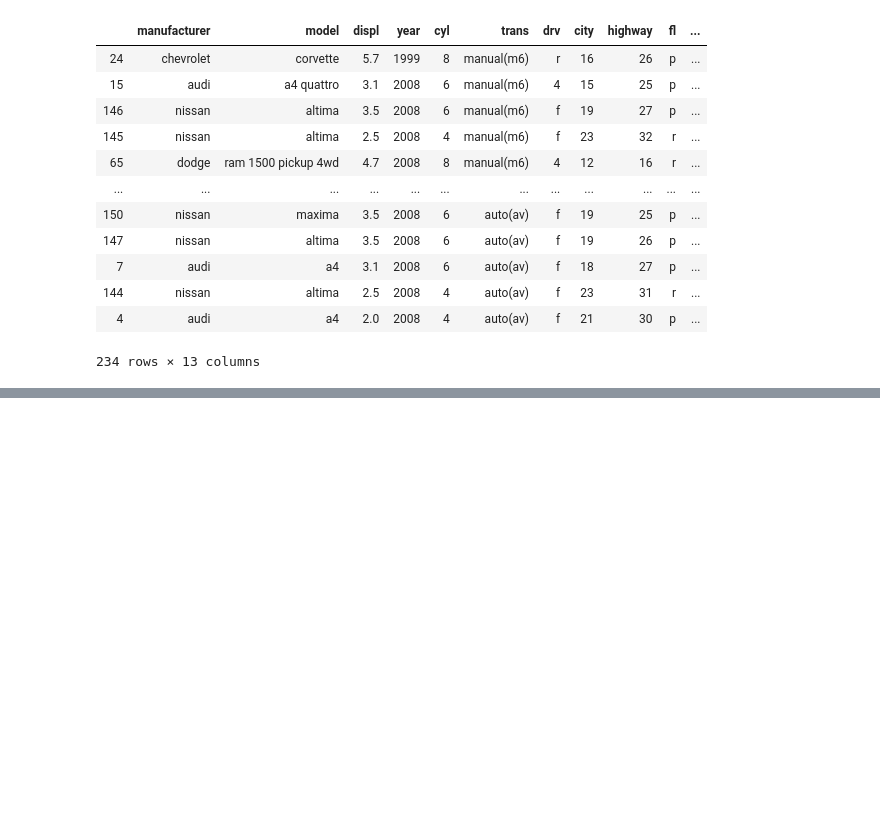
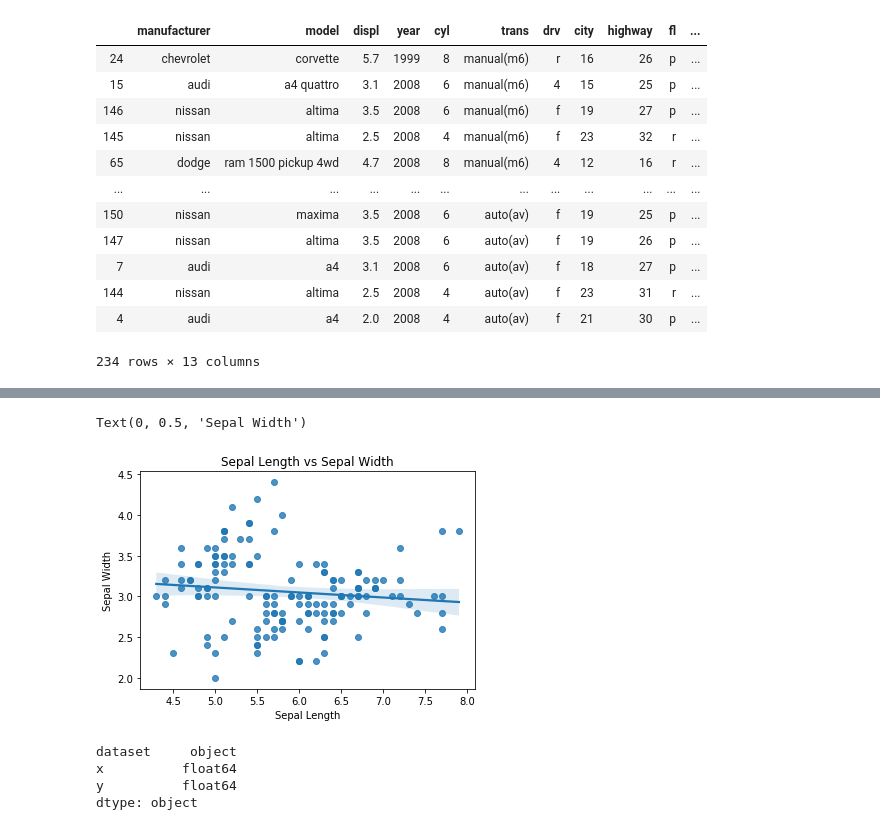
Before and after one commit to QuantumKane/numpy-pandas-visualization-exercises, a Jupyter notebook: visual_scratchpad.ipynb, the cells around one changed output, grey strips where cells are left out. Cells and saved outputs as stored; diff of their text form; code cells hidden in the pictures; blank space fills up the shorter version.

```diff
--- a/visual_scratchpad.ipynb
+++ b/visual_scratchpad.ipynb
@@ -940,0 +1346,8 @@ mpg.sort_values(by = 'trans', ascending=False)
+# %%
+sns.regplot(x='sepal_length', y='sepal_width', data=iris_measure)
+plt.title('Sepal Length vs Sepal Width')
+plt.xlabel('Sepal Length')
+plt.ylabel('Sepal Width')
+# %% [output]
+Text(0, 0.5, 'Sepal Width')
+[figure, added]
@@ -940,0 +1362,7 @@ mpg.sort_values(by = 'trans', ascending=False)
+# %%
+anscombe.dtypes
+# %% [output]
+dataset     object
+x          float64
+y          float64
+dtype: object
```
Also changed, not shown: parts of 102 cells of this notebook.
